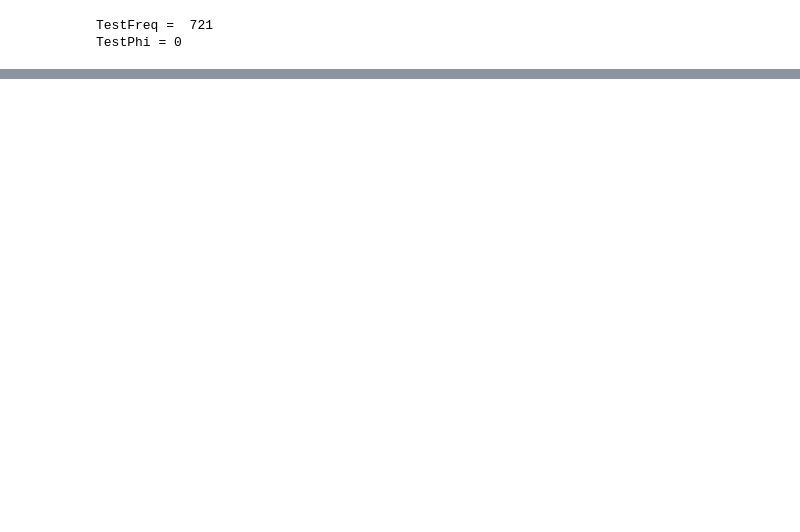
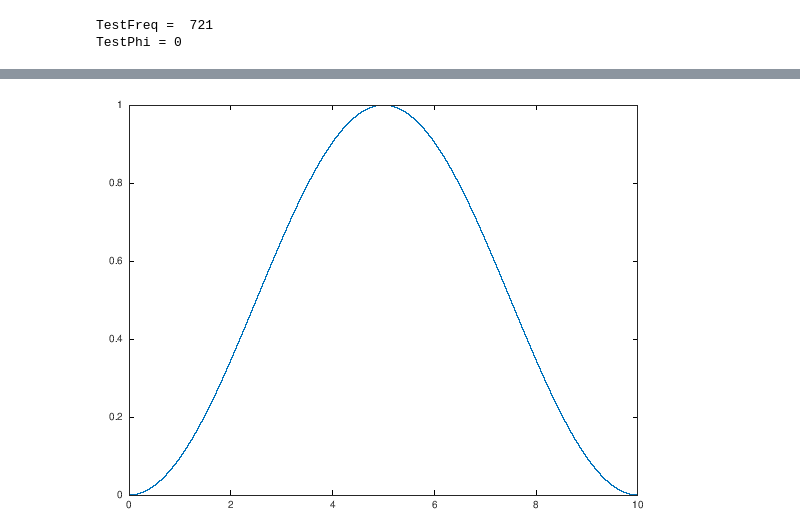
Before and after one commit to tbondy760/sat-chirp, a Jupyter notebook: MakeCalibrationFiles2.ipynb, the cells around one changed output, grey strips where cells are left out. Saved outputs shown, nothing was run; the diff lists cells and outputs as text; code cells hidden in the pictures; blank space fills up the shorter version.

```diff
--- a/MakeCalibrationFiles2.ipynb
+++ b/MakeCalibrationFiles2.ipynb
@@ -177,0 +196,5 @@ ans =  26.617
+# %%
+RC = (1 - cos(2*pi*T/period))/2;
+plot(T, RC);
+# %% [output]
+[figure, added]
```
Also changed, not shown: parts of 8 cells of this notebook.
